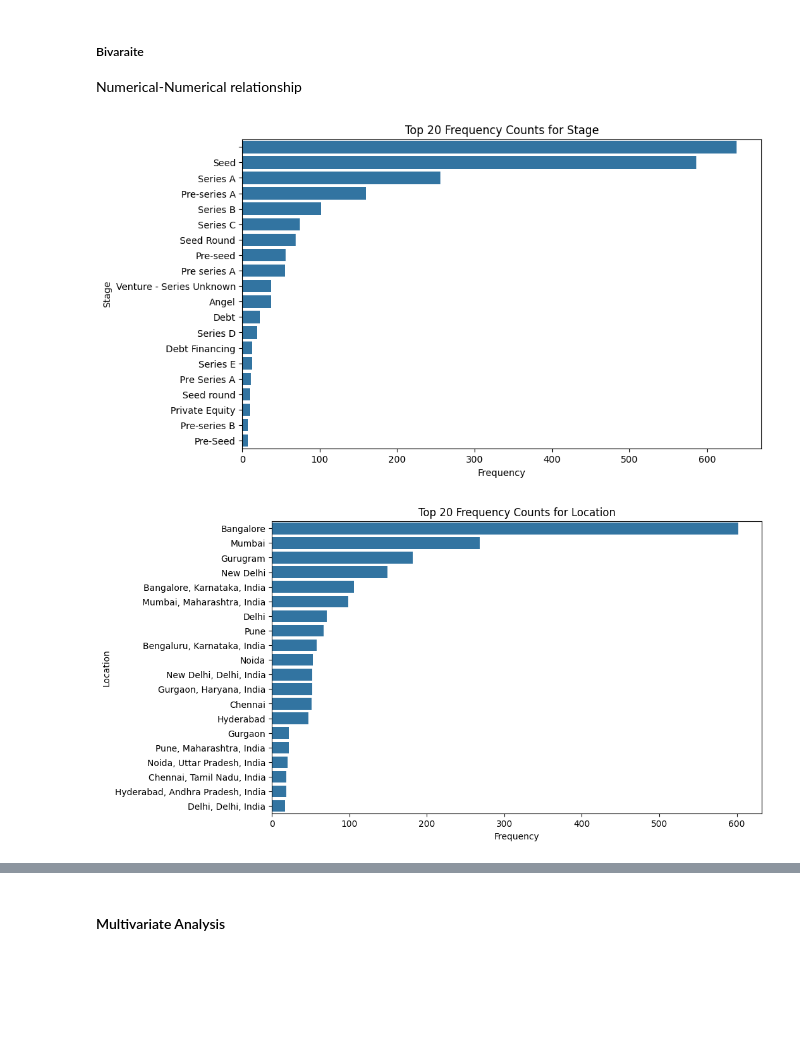
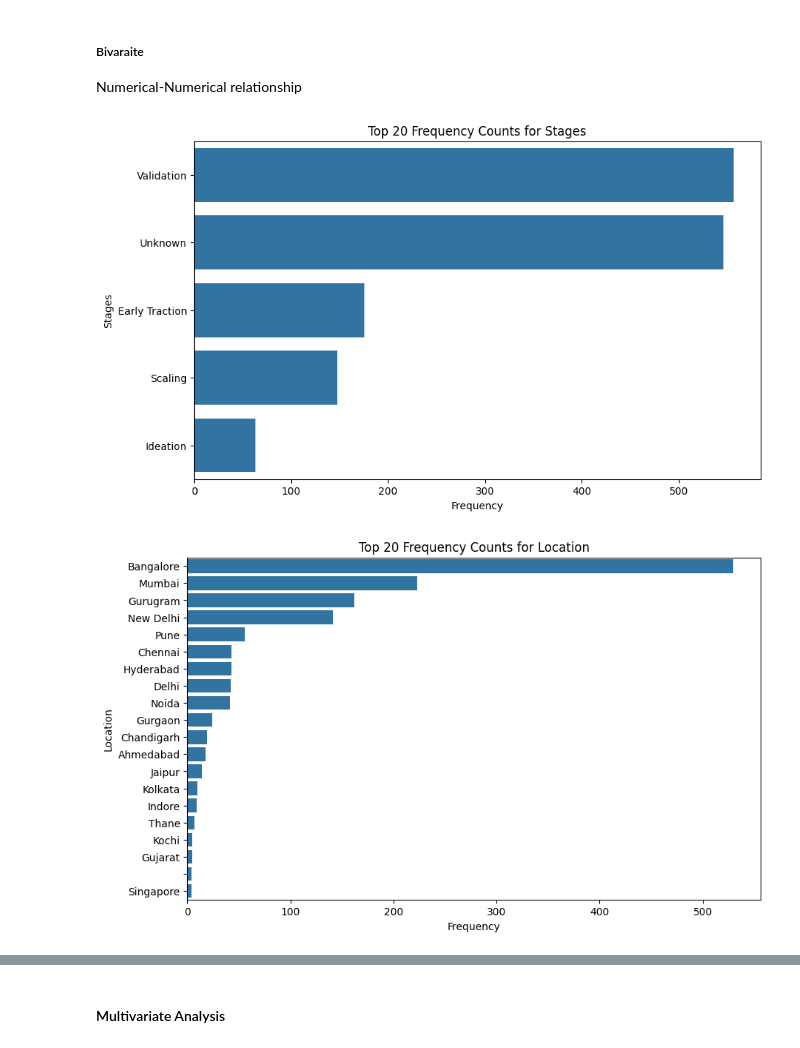
Before and after one commit to SamuelAsong/Analyzing-Start-up-Funding-in-India, a Jupyter notebook: Notebooks/Indian Start-up Ecosystem Funding Analysis (2018-2021).ipynb, the cells around one changed output, grey strips where cells are left out. Drawn from its saved outputs; the diff is of its cells as text; code cells hidden in the pictures; blank space fills up the shorter version.

```diff
--- a/Notebooks/Indian Start-up Ecosystem Funding Analysis (2018-2021).ipynb
+++ b/Notebooks/Indian Start-up Ecosystem Funding Analysis (2018-2021).ipynb
@@ -2777,6 +2736,10 @@ array([2017., 2014., 2004., 2013., 2010., 2018., 2019., 2011., 2015.,
 # %%
 # Convert 'Founded' column to datetime with format '%Y'
-df['Founded'] = pd.to_datetime(df['Founded'], format='%Y').dt.year
+#df['Founded'] = pd.to_datetime(df['Founded'], format='%Y').dt.year
+
+# Assuming df is your DataFrame
+#df['Founded'] = pd.to_datetime(df['Founded'], format='%Y', errors='coerce')
+
 
 # Check the data type and other info
 df.info()
@@ -2947,2 +2934,7 @@ df
+# %%
+# Calculate 'Years of Existence' using the correct column names
+
+# Convert 'Years of Existence' to int64 first, then to int32
+df['Years of Existence'] = df['Years of Existence']
 # %%
 # Filter data where 'Years of Existence' is greater than 5
@@ -2993,0 +2987,9 @@ memory usage: 221.8+ KB
+# %%
+# Assuming df is your DataFrame
+#df['Funding_Year'] = df['Funding_Year'].astype(float)  # Convert to float first
+df['Funding_Year'] = df['Funding_Year'].astype('int64').astype('int32')    # Convert to integer to remove decimal places
+# Assuming df is your DataFrame
+#df['Funding_Year'] = pd.to_datetime(df['Funding_Year'], format='%Y', errors='coerce')
+
+
+df['Founded'] = df['Founded'].astype('int64').astype('int32')
@@ -3206,20 +3275,2 @@ plt.show()
 # %% [markdown]
 #### Univariate analysis for categorical columns
-# %%
-# Summary statistics for numerical columns
-numerical_summary = df.describe()
-# Create a figure with subplots for each numerical column
-fig = make_subplots(rows=1, cols=len(numerical_summary.columns) - 1, subplot_titles=numerical_summary.columns[1:])
-# Iterate over numerical columns and add histograms to subplots
-for i, column in enumerate(numerical_summary.columns[1:], start=1):  # Start from the second column
-    fig.add_trace(go.Histogram(x=df[column], nbinsx=20, name=column), row=1, col=i)
-
-# Update the layout
-fig.update_layout(title='Distribution of Numerical Columns',
-                  xaxis_title='Value',
-                  yaxis_title='Frequency',
-                  height=400,  # Set the height of the figure
-                  width=900)  # Set the width of the figure
-
-# Show the plot
-fig.show()
@@ -3261,29 +3312,29 @@ fig.show()
 # %%
 
 
 # Drop duplicate rows
 df = df.drop_duplicates()
 
 # List of categorical columns
-categorical_columns = ['Stage', 'Location']
+categorical_columns = ['Stages', 'Location']
 
 # Plotting frequency count for each categorical column
 for column in categorical_columns:
     plt.figure(figsize=(10, 6))
 
     # Count occurrences of each category
     counts = df[column].value_counts().head(20)
 
     # Convert the counts series into a DataFrame for plotting
     counts_df = pd.DataFrame({column: counts.index, 'Frequency': counts.values})
 
     sns.barplot(data=counts_df, y=column, x='Frequency', orient='h')
     plt.title(f'Top 20 Frequency Counts for {column}')
     plt.xlabel('Frequency')
     plt.ylabel(column)
     plt.show()
 # %% [output]
-[figure, old version]
+[figure, new version]
-[figure, old version]
+[figure, new version]
 # %%
 # Univariate analysis for categorical columns
```
Also changed, not shown: parts of 124 cells of this notebook, 3 other files.
